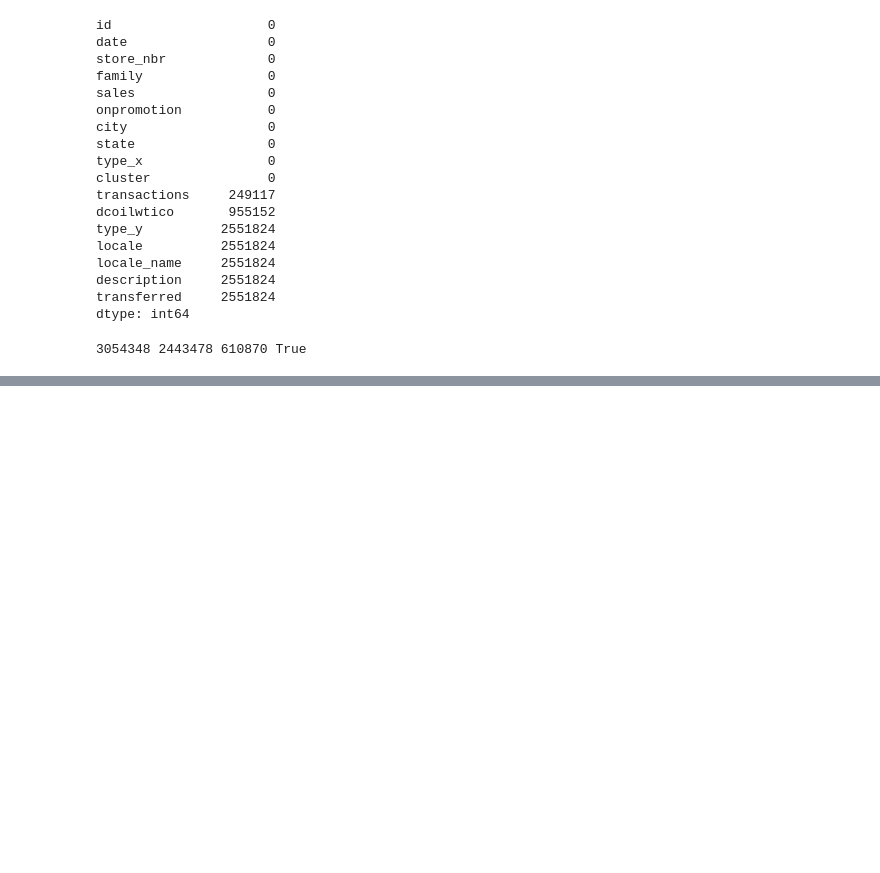
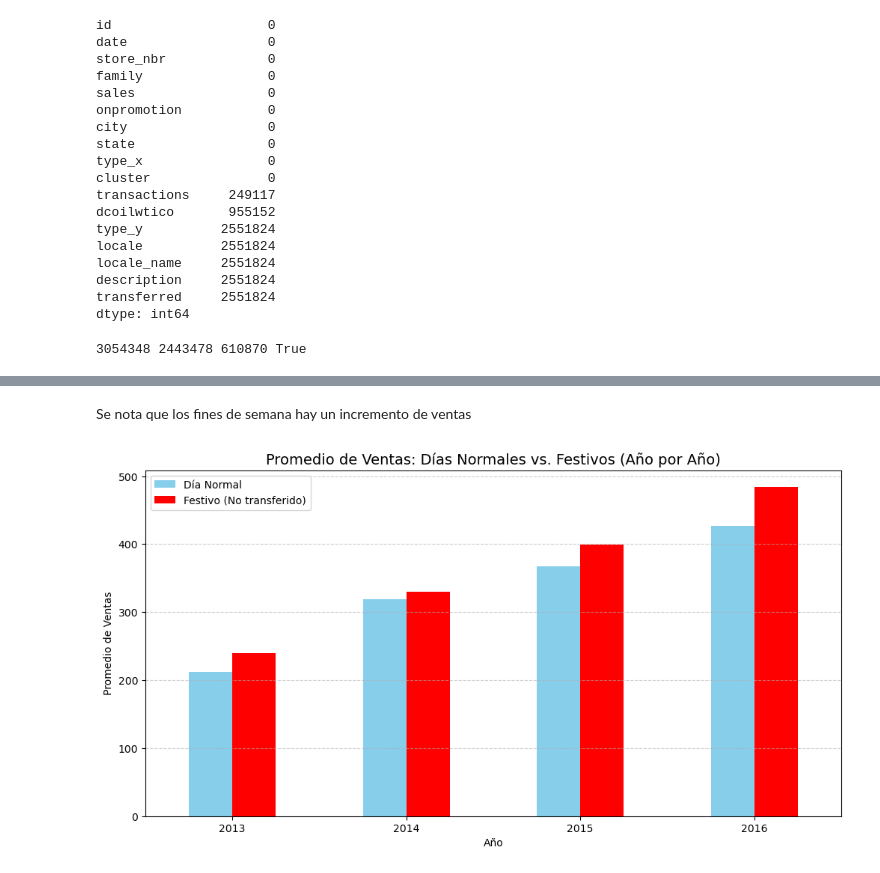
Before and after one commit to yiyinZhou/trabajo_final_PML, a Jupyter notebook: EDA.ipynb, the cells around one changed output, grey strips where cells are left out. Drawn from its saved outputs; the diff is of its cells as text; code cells hidden in the pictures; blank space fills up the shorter version.

```diff
--- a/EDA.ipynb
+++ b/EDA.ipynb
@@ -69,0 +345,25 @@ df_train
+# %% [markdown]
+Se nota que los fines de semana hay un incremento de ventas
+# %%
+# Preparar feriados (sin transferidos y sin duplicados por fecha)
+festivos_reales = holidays[holidays['transferred'] == False].drop_duplicates(subset=['date'])
+fechas_festivas = set(festivos_reales['date'])
+
+# Crear columnas
+df_train['es_festivo'] = df_train['date'].isin(fechas_festivas).astype(int)
+df_train['year'] = df_train['date'].dt.year
+
+# promedio de ventas por Año y por tipo de Día
+ventas_anuales_festivos = df_train.groupby(['year', 'es_festivo'])['sales'].mean().unstack()
+
+plt.figure(figsize=(12, 6))
+ventas_anuales_festivos.plot(kind='bar', ax=plt.gca(), color=["skyblue", 'red'])
+plt.title("Promedio de Ventas: Días Normales vs. Festivos (Año por Año)", fontsize=14)
+plt.xlabel("Año")
+plt.ylabel("Promedio de Ventas")
+plt.legend(['Día Normal', 'Festivo (No transferido)'], loc='upper left')
+plt.xticks(rotation=0)
+plt.grid(axis='y', linestyle='--', alpha=0.6)
+plt.show()
+# %% [output]
+[figure, added]
```
Also changed, not shown: parts of 30 cells of this notebook, 1 other file.
